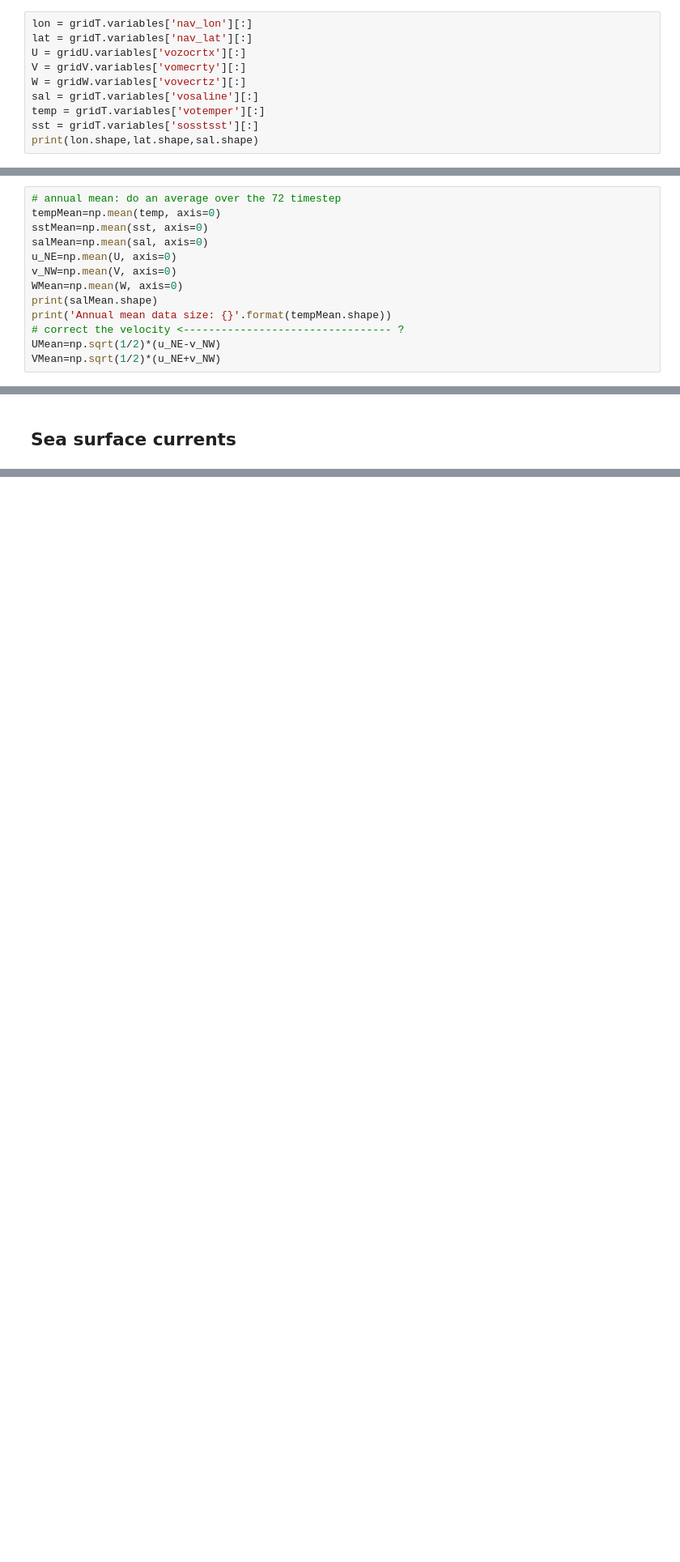
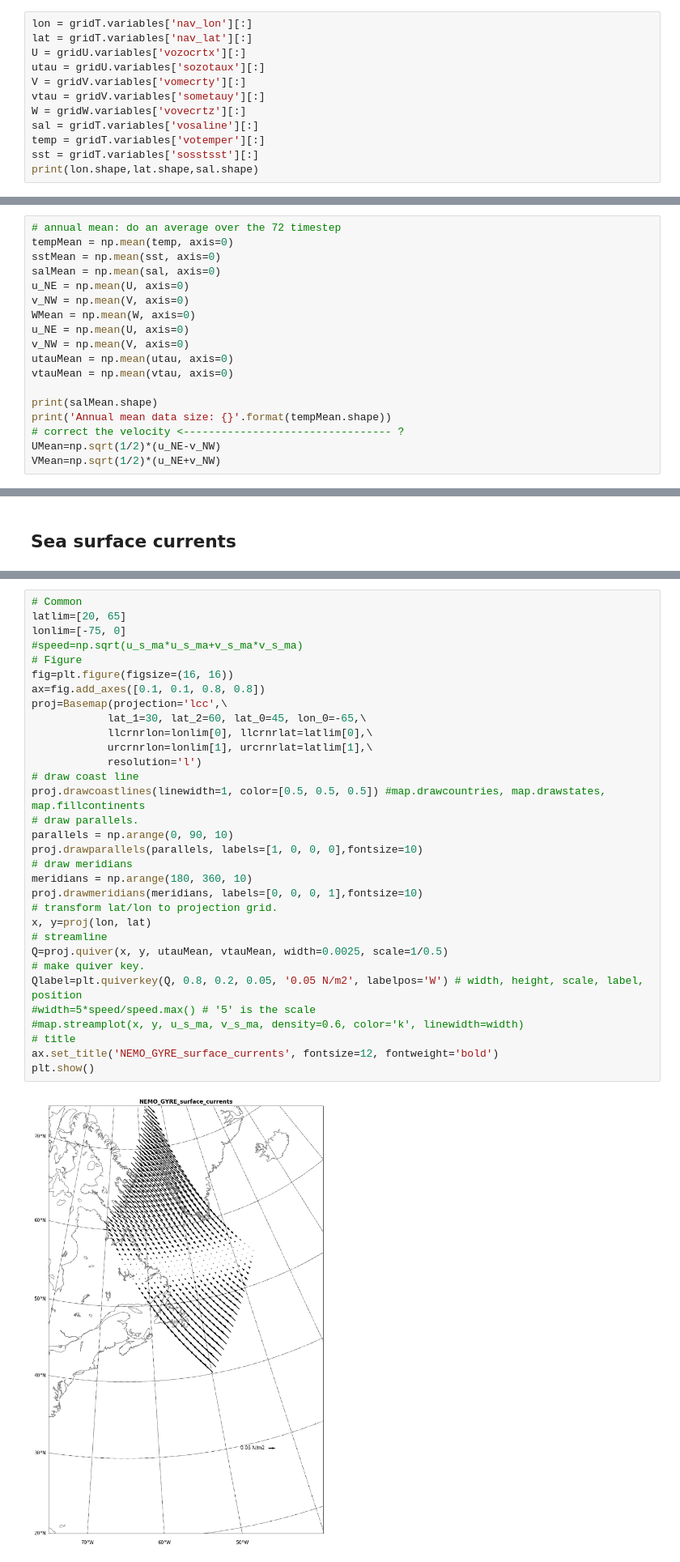
Before and after one commit to UBC-MOAD/analysis-melanie, a Jupyter notebook: notebooks/GYRE-exp/4a-Gyre-LabSea-WindChanges.ipynb, the cells around one changed output, grey strips where cells are left out. Shown at 81% size. Drawn from its saved outputs; the diff is of its cells as text; blank space fills up the shorter version.

Commit message:
did makenemo clean in between each run to be sure there was no interference with temporary files and added a plot of the surface winds to see if I was omdifying correctly sbcana.F90 in MY_SRC

```diff
--- a/notebooks/GYRE-exp/4a-Gyre-LabSea-WindChanges.ipynb
+++ b/notebooks/GYRE-exp/4a-Gyre-LabSea-WindChanges.ipynb
@@ -49,7 +49,9 @@ gridT = nc.Dataset('/ocean/mgrenier/geotraces/MyGyre/4a-GYRE_LabSea_WindChanges/
 lon = gridT.variables['nav_lon'][:]
 lat = gridT.variables['nav_lat'][:]
 U = gridU.variables['vozocrtx'][:]
+utau = gridU.variables['sozotaux'][:]
 V = gridV.variables['vomecrty'][:]
+vtau = gridV.variables['sometauy'][:]
 W = gridW.variables['vovecrtz'][:]
 sal = gridT.variables['vosaline'][:]
 temp = gridT.variables['votemper'][:]
@@ -59,12 +61,17 @@ print(lon.shape,lat.shape,sal.shape)
 (32, 22) (32, 22) (72, 31, 32, 22)
 # %%
 # annual mean: do an average over the 72 timestep
-tempMean=np.mean(temp, axis=0)
-sstMean=np.mean(sst, axis=0)
-salMean=np.mean(sal, axis=0)
-u_NE=np.mean(U, axis=0)
-v_NW=np.mean(V, axis=0)
-WMean=np.mean(W, axis=0)
+tempMean = np.mean(temp, axis=0)
+sstMean = np.mean(sst, axis=0)
+salMean = np.mean(sal, axis=0)
+u_NE = np.mean(U, axis=0)
+v_NW = np.mean(V, axis=0)
+WMean = np.mean(W, axis=0)
+u_NE = np.mean(U, axis=0)
+v_NW = np.mean(V, axis=0)
+utauMean = np.mean(utau, axis=0)
+vtauMean = np.mean(vtau, axis=0)
+
 print(salMean.shape)
 print('Annual mean data size: {}'.format(tempMean.shape))
 # correct the velocity <--------------------------------- ?
@@ -268,0 +278,34 @@ fig.delaxes(ax8)
+# %%
+# Common
+latlim=[20, 65]
+lonlim=[-75, 0]
+#speed=np.sqrt(u_s_ma*u_s_ma+v_s_ma*v_s_ma)
+# Figure
+fig=plt.figure(figsize=(16, 16))
+ax=fig.add_axes([0.1, 0.1, 0.8, 0.8])
+proj=Basemap(projection='lcc',\
+            lat_1=30, lat_2=60, lat_0=45, lon_0=-65,\
+            llcrnrlon=lonlim[0], llcrnrlat=latlim[0],\
+            urcrnrlon=lonlim[1], urcrnrlat=latlim[1],\
+            resolution='l')
+# draw coast line
+proj.drawcoastlines(linewidth=1, color=[0.5, 0.5, 0.5]) #map.drawcountries, map.drawstates, map.fillcontinents
+# draw parallels.
+parallels = np.arange(0, 90, 10)
+proj.drawparallels(parallels, labels=[1, 0, 0, 0],fontsize=10)
+# draw meridians
+meridians = np.arange(180, 360, 10)
+proj.drawmeridians(meridians, labels=[0, 0, 0, 1],fontsize=10)
+# transform lat/lon to projection grid.
+x, y=proj(lon, lat)
+# streamline
+Q=proj.quiver(x, y, utauMean, vtauMean, width=0.0025, scale=1/0.5)
+# make quiver key.
+Qlabel=plt.quiverkey(Q, 0.8, 0.2, 0.05, '0.05 N/m2', labelpos='W') # width, height, scale, label, position
+#width=5*speed/speed.max() # '5' is the scale
+#map.streamplot(x, y, u_s_ma, v_s_ma, density=0.6, color='k', linewidth=width)
+# title
+ax.set_title('NEMO_GYRE_surface_currents', fontsize=12, fontweight='bold')
+plt.show()
+# %% [output]
+[figure, added]
```
Also changed, not shown: parts of 1 cell of this notebook, 2 other files.
